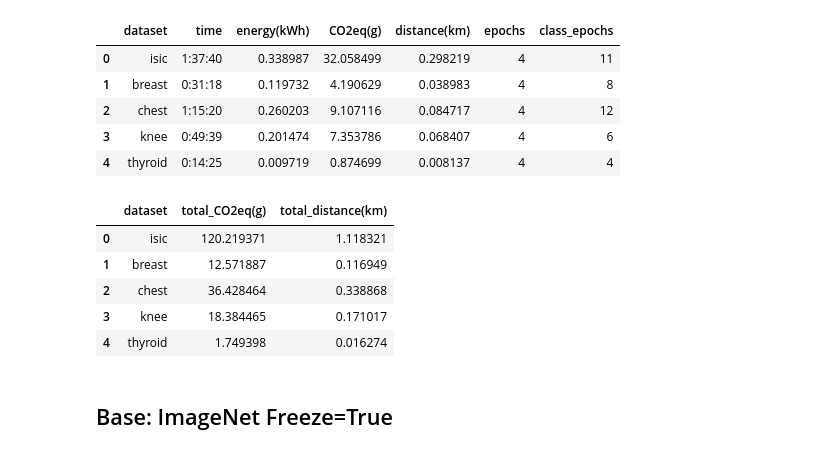
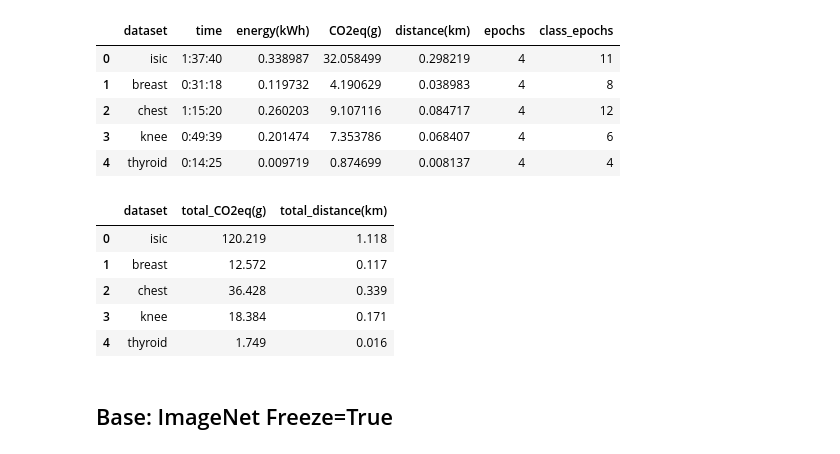
Before and after one commit to Xannadoo/carbon-cost-kaggle, a Jupyter notebook: carbonFootprintResults.ipynb, the cells around one changed output. Cells and saved outputs as stored; diff of their text form; code cells hidden in the pictures.

```diff
--- a/carbonFootprintResults.ipynb
+++ b/carbonFootprintResults.ipynb
@@ -170,23 +177,24 @@ rt_frz_false
 # %%
 # Calculate total epochs ran
 rt_frz_false["total_epochs"] = rt_frz_false["epochs"] + rt_frz_false["class_epochs"]
 
 # Get CO2eq and distance per single epoch
 rt_frz_false["CO2eq(g)/e"] = rt_frz_false["CO2eq(g)"] / rt_frz_false["epochs"]
 rt_frz_false["distance(km)/e"] = rt_frz_false["distance(km)"] / rt_frz_false["epochs"]
 
 # Get Total CO2eq and distance per model
 rt_frz_false["total_CO2eq(g)"] = rt_frz_false["CO2eq(g)/e"] * rt_frz_false["total_epochs"]
 rt_frz_false["total_distance(km)"] = rt_frz_false["distance(km)/e"] * rt_frz_false["total_epochs"]
 
+rt_frz_false[["total_CO2eq(g)","total_distance(km)"]] = rt_frz_false[["total_CO2eq(g)","total_distance(km)"]].round(3)
 rt_frz_false[["dataset","total_CO2eq(g)","total_distance(km)"]]
 # %% [output]
 |  | dataset | total_CO2eq(g) | total_distance(km) |
-| 0 | isic | 120.219371 | 1.118321 |
-| 1 | breast | 12.571887 | 0.116949 |
-| 2 | chest | 36.428464 | 0.338868 |
-| 3 | knee | 18.384465 | 0.171017 |
-| 4 | thyroid | 1.749398 | 0.016274 |
+| 0 | isic | 120.219 | 1.118 |
+| 1 | breast | 12.572 | 0.117 |
+| 2 | chest | 36.428 | 0.339 |
+| 3 | knee | 18.384 | 0.171 |
+| 4 | thyroid | 1.749 | 0.016 |
 # %% [markdown]
 ## Base: ImageNet Freeze=True
 # %%
```
Also changed, not shown: parts of 29 cells of this notebook.
